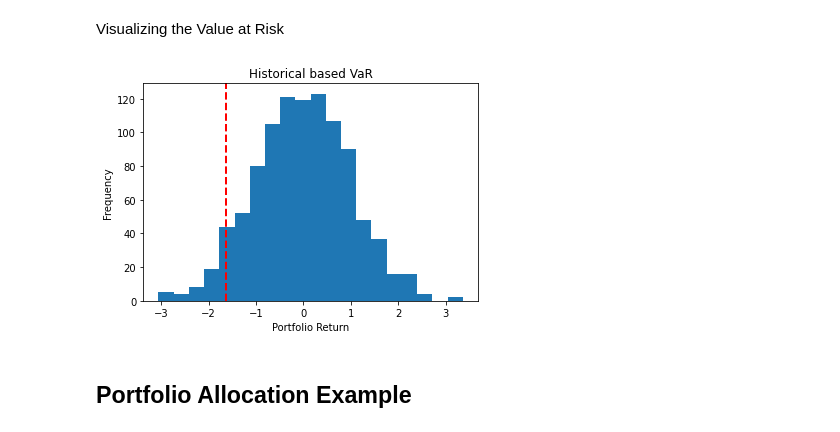
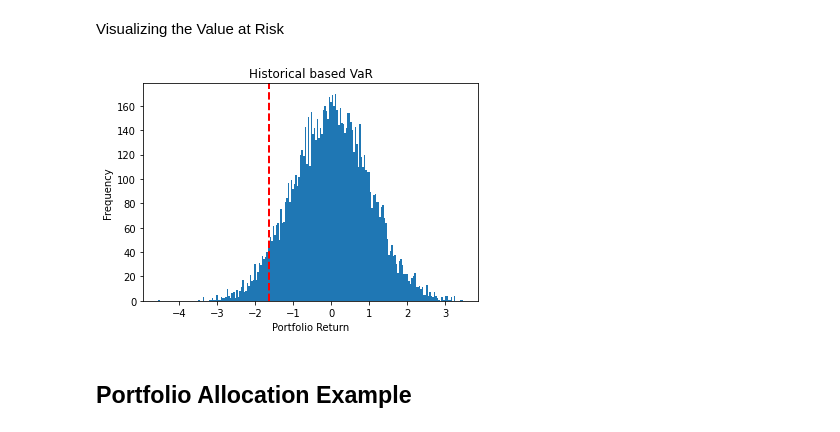
Before and after one commit to jfimbett/RM_Lux, a Jupyter notebook: code_rm.ipynb, the cells around one changed output. Saved outputs shown, nothing was run; the diff lists cells and outputs as text; code cells hidden in the pictures.

```diff
--- a/code_rm.ipynb
+++ b/code_rm.ipynb
@@ -9,27 +11,27 @@ Visualizing the Value at Risk
 # %%
 #%%
 import numpy as np
 from matplotlib import pyplot as plt
 
 # show in a distribution the VaR of a portfolio
 def showVaR(portfolio, confidence):
     # calculate the VaR of the portfolio
     VaR = np.percentile(portfolio, confidence)
     # plot the VaR
-    plt.hist(portfolio, bins=50)
+    plt.hist(portfolio, bins=200)
     plt.axvline(VaR, color='r', linestyle='dashed', linewidth=2)
     # add title and axis names
     plt.title('Historical based VaR')
     plt.xlabel('Portfolio Return')
     plt.ylabel('Frequency')
     plt.show()
 
 # example of showVaR
-portfolio = np.random.normal(0, 1, 1000)
+portfolio = np.random.normal(0, 1, 10000)
 showVaR(portfolio, 5)
 # %%
 # %% [output]
-[figure, old version]
+[figure, new version]
 # %% [markdown]
 ## Portfolio Allocation Example
 # %% [markdown]
```
Also changed, not shown: parts of 10 cells of this notebook.
